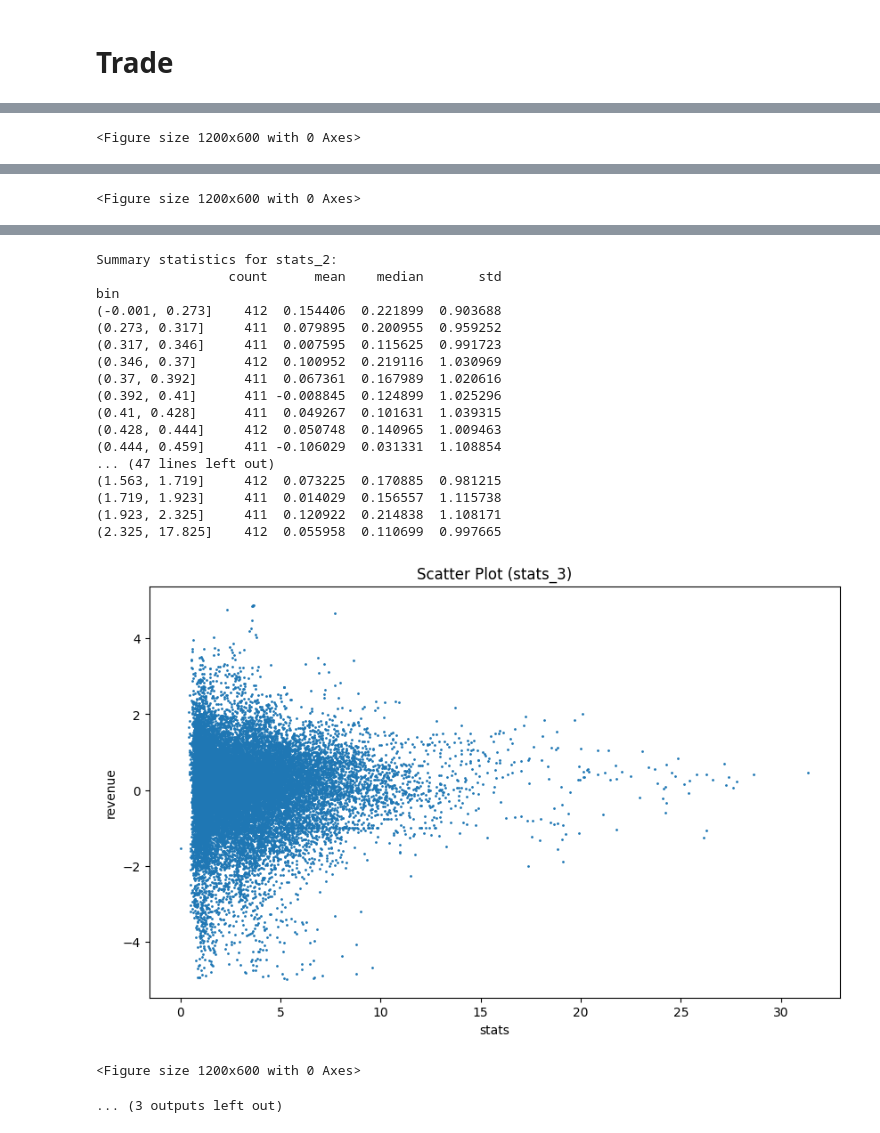
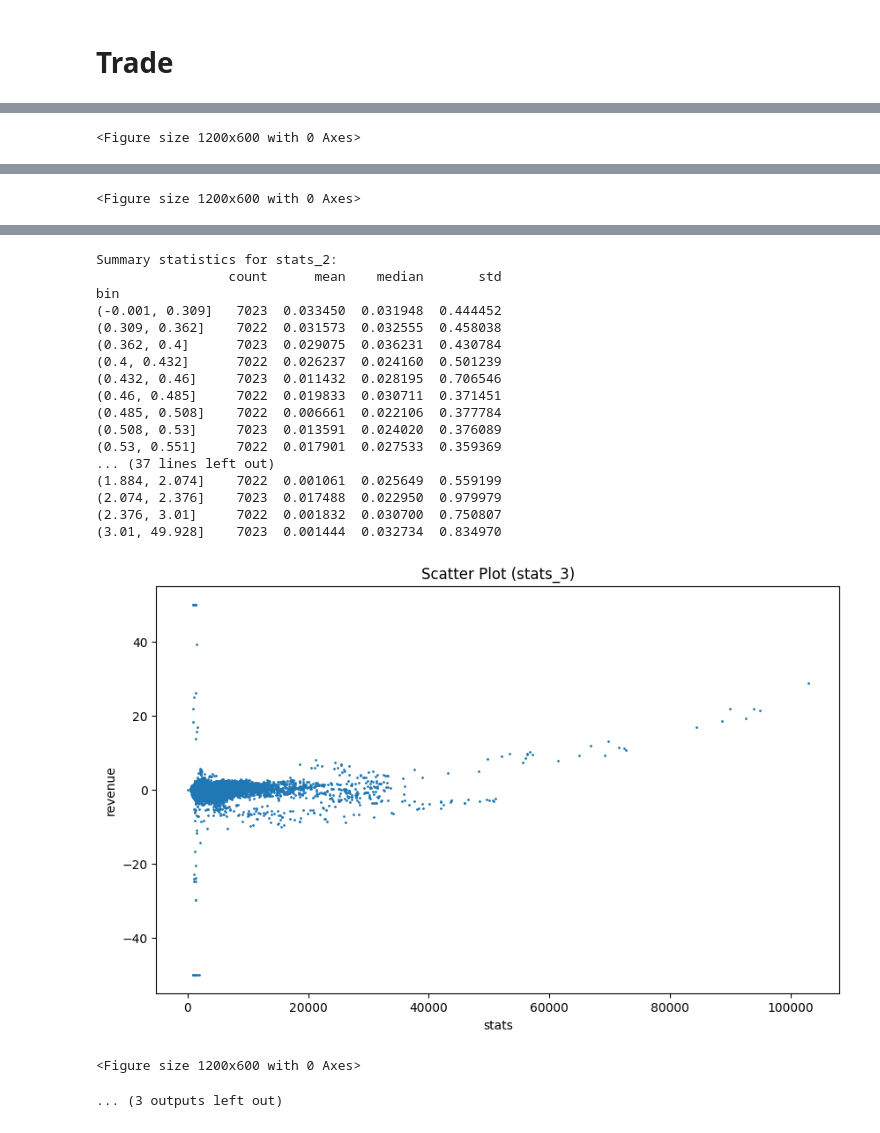
Before and after one commit to RockyLiii/Quant-on-Crypto, a Jupyter notebook: strategies/mmpair-strategy/research_0103.ipynb, the cells around one changed output, grey strips where cells are left out. Drawn from its saved outputs; the diff is of its cells as text; code cells hidden in the pictures.

Commit message:
stat arbitrage template

```diff
--- a/strategies/mmpair-strategy/research_0103.ipynb
+++ b/strategies/mmpair-strategy/research_0103.ipynb
@@ -293,5 +295,5 @@ Remaining symbols in hedge_list: ['IMXUSDT', 'SOLUSDT', 'NOTUSDT', 'BONKUSDT', '
 # %%
-split_date = datetime(2025, 7, 1)
+split_date = datetime(2025, 3, 1)
 
 train_list = {}
 test_list = {}
@@ -331,7 +333,7 @@ y_1_sum = {name: 0 for name in hedge_list.keys()}
 # %% [markdown]
 # Trade
 # %%
-data_list = train_list
+data_list = test_list
 
 # Create common index from intersection of all dataframes
 common_index = None
@@ -415,13 +417,13 @@ for i, t in tqdm(enumerate(common_index), desc="Processing timestamps", total=le
 
             if i >= 2*back_window:
                 # Without intercept
-                coef_1 = xy_1_sum[name]/xx_1_sum[name]*1000 if xx_1_sum[name]!=0 else 0
-                residual = np.array(coin_closes[name])[-1] - (coef_1/1000 * (np.array(coin_closes['BTCUSDT'])[-1]))
+                coef_1 = xy_1_sum[name]/xx_1_sum[name] if xx_1_sum[name]!=0 else 0
+                residual = np.array(coin_closes[name])[-1] - (coef_1 * (np.array(coin_closes['BTCUSDT'])[-1]))
 
-                # With intercept
-                beta = 1000*(back_window * xy_1_sum[name] - x_1_sum[name]*y_1_sum[name]) / (back_window * xx_1_sum[name] - x_1_sum[name]**2) if (back_window * xx_1_sum[name] - x_1_sum[name]**2) != 0 else 0
-                alpha = (y_1_sum[name] - beta * x_1_sum[name]) / back_window if back_window != 0 else 0
-                residual = np.array(coin_closes[name])[-1] - (beta/1000 * np.array(coin_closes['BTCUSDT'])[-1] + alpha)
+                # # # With intercept
+                # coef_1 = (back_window * xy_1_sum[name] - x_1_sum[name]*y_1_sum[name]) / (back_window * xx_1_sum[name] - x_1_sum[name]**2) if (back_window * xx_1_sum[name] - x_1_sum[name]**2) != 0 else 0
+                # alpha = (y_1_sum[name] - coef_1 * x_1_sum[name]) / back_window if back_window != 0 else 0
+                # residual = np.array(coin_closes[name])[-1] - (coef_1 * np.array(coin_closes['BTCUSDT'])[-1] + alpha)
 
                 corr_1 = (back_window * xy_1_sum[name] - x_1_sum[name]*y_1_sum[name]) / np.sqrt((back_window*xx_1_sum[name]-x_1_sum[name]**2)*(back_window*yy_1_sum[name]-y_1_sum[name]**2)) if (back_window*xx_1_sum[name]-x_1_sum[name]**2)*(back_window*yy_1_sum[name]-y_1_sum[name]**2) >0 else 0
                 amihud = hedge_list[name].loc[t, "Amihud"]
@@ -461,21 +463,23 @@ for i, t in tqdm(enumerate(common_index), desc="Processing timestamps", total=le
 
             amihud_all = coef_df['amihud'].mean()
 
-            stats_1.append(amihud_2)
-            stats_2.append(amihud_all)
-            stat_3 = coef_df.loc[short_coin, 'residual']-coef_df.loc[long_coin, 'residual']
-            stats_3.append(stat_3)
-            if stat_3 > 5:
+            if x_l > 0 and x_s > 0:
+                stats_1.append(amihud_2)
+                stats_2.append(amihud_all)
+                stat_3 = coef_df.loc[short_coin, 'residual']-coef_df.loc[long_coin, 'residual']
+                stats_3.append(stat_3)
+
+                revenue = min(revenue,50)
+                revenue = max(revenue, -50)
+                # revenue -= 0.0008*50
                 revenues.append(revenue)
-            else:
-                revenues.append(0)
-
+                # revenues.append(0)
 
 
             if i % 6666 == 0:
                 revenue_series = pd.Series(revenues)
                 cumulative_revenue = np.cumsum(revenue_series)
-                fig = plt.figure(figsize=(10, 6))
+                fig = plt.figure(figsize=(12, 6))
                 plt.plot(cumulative_revenue)
                 plt.xlabel("Trades")
                 plt.ylabel("Cumulative Revenue")
@@ -547,14 +556,13 @@ import pandas as pd
 import numpy as np
 import matplotlib.pyplot as plt
 
-n_bins = 60  # 分箱数量，可调整
+n_bins = 50  # 分箱数量，可调整
 
-for i, stats in enumerate([
-non_zero_stats_1,non_zero_stats_2,non_zero_stats_3], start=1):
+for i, stats in enumerate([stats_1_series, stats_2_series, stats_3_series], start=1):
 
     df = pd.DataFrame({
         "stats": stats,
-        "revenue": non_zero_revenue
+        "revenue": revenue_series
     }).dropna()
 
     # 等频分箱（推荐用于分布不均）
@@ -639,21 +647,21 @@ bin
 Summary statistics for stats_2:
                  count      mean    median       std
 bin
-(-0.001, 0.273]    412  0.154406  0.221899  0.903688
-(0.273, 0.317]     411  0.079895  0.200955  0.959252
-(0.317, 0.346]     411  0.007595  0.115625  0.991723
-(0.346, 0.37]      412  0.100952  0.219116  1.030969
-(0.37, 0.392]      411  0.067361  0.167989  1.020616
-(0.392, 0.41]      411 -0.008845  0.124899  1.025296
-(0.41, 0.428]      411  0.049267  0.101631  1.039315
-(0.428, 0.444]     412  0.050748  0.140965  1.009463
-(0.444, 0.459]     411 -0.106029  0.031331  1.108854
-... (47 lines left out)
-(1.563, 1.719]     412  0.073225  0.170885  0.981215
-(1.719, 1.923]     411  0.014029  0.156557  1.115738
-(1.923, 2.325]     411  0.120922  0.214838  1.108171
-(2.325, 17.825]    412  0.055958  0.110699  0.997665
+(-0.001, 0.309]   7023  0.033450  0.031948  0.444452
+(0.309, 0.362]    7022  0.031573  0.032555  0.458038
+(0.362, 0.4]      7023  0.029075  0.036231  0.430784
+(0.4, 0.432]      7022  0.026237  0.024160  0.501239
+(0.432, 0.46]     7023  0.011432  0.028195  0.706546
+(0.46, 0.485]     7022  0.019833  0.030711  0.371451
+(0.485, 0.508]    7022  0.006661  0.022106  0.377784
+(0.508, 0.53]     7023  0.013591  0.024020  0.376089
+(0.53, 0.551]     7022  0.017901  0.027533  0.359369
+... (37 lines left out)
+(1.884, 2.074]    7022  0.001061  0.025649  0.559199
+(2.074, 2.376]    7023  0.017488  0.022950  0.979979
+(2.376, 3.01]     7022  0.001832  0.030700  0.750807
+(3.01, 49.928]    7023  0.001444  0.032734  0.834970
-[figure, old version]
+[figure, new version]
 <Figure size 1200x600 with 0 Axes>
 ... (3 outputs left out)
 # %%
```
Also changed, not shown: parts of 14 cells of this notebook, 1 other file.
